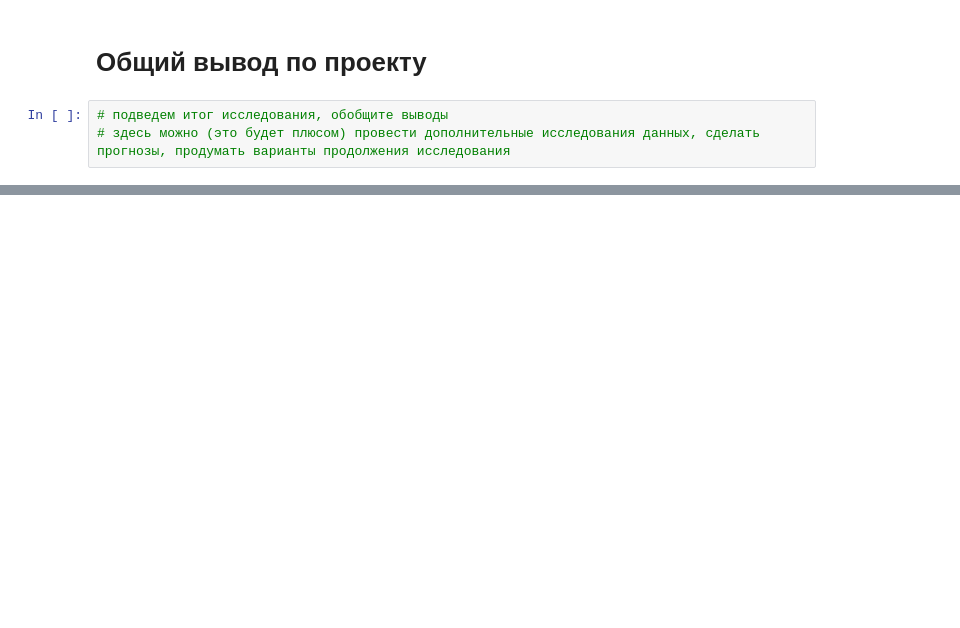
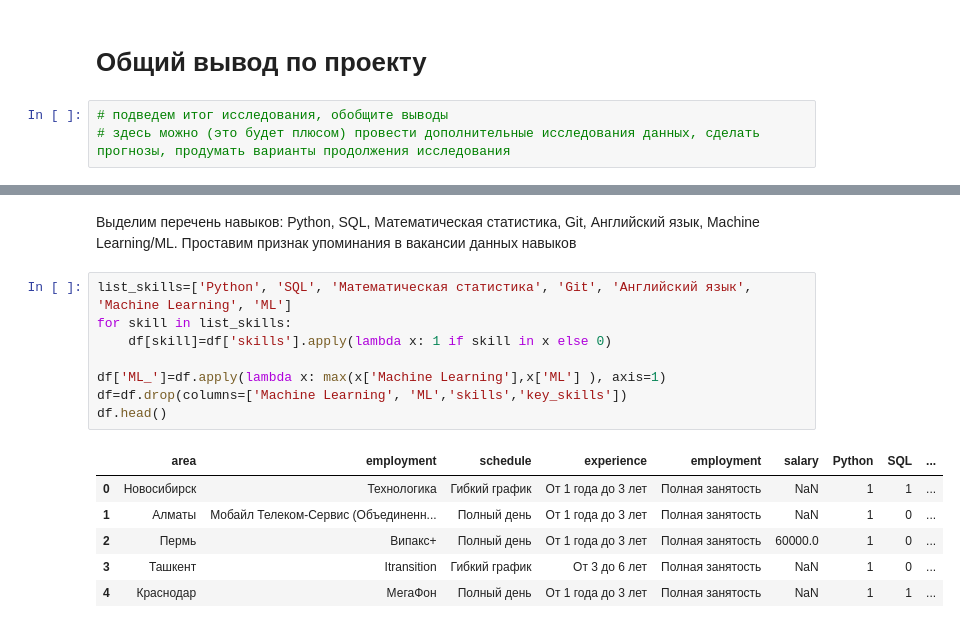
Before and after one commit to sanchopanso92/IDE, a Jupyter notebook: Project 2/Project_2_Ноутбук_шаблон.ipynb, the cells around one changed output, grey strips where cells are left out. Cells and saved outputs as stored; diff of their text form; blank space fills up the shorter version.

```diff
--- a/Project 2/Project_2_Ноутбук_шаблон.ipynb
+++ b/Project 2/Project_2_Ноутбук_шаблон.ipynb
@@ -421,0 +784,18 @@ pd.read_sql_query(query_5_7, connection)
+# %% [markdown]
+Выделим перечень навыков: Python, SQL, Математическая статистика, Git, Английский язык, Machine Learning/ML.
+Проставим признак упоминания в вакансии данных навыков
+# %%
+list_skills=['Python', 'SQL', 'Математическая статистика', 'Git', 'Английский язык', 'Machine Learning', 'ML']
+for skill in list_skills:
+    df[skill]=df['skills'].apply(lambda x: 1 if skill in x else 0)
+
+df['ML_']=df.apply(lambda x: max(x['Machine Learning'],x['ML'] ), axis=1)
+df=df.drop(columns=['Machine Learning', 'ML','skills','key_skills'])
+df.head()
+# %% [output]
+|  | area | employment | schedule | experience | employment | salary | Python | SQL | ... |
+| 0 | Новосибирск | Технологика | Гибкий график | От 1 года до 3 лет | Полная занятость | NaN | 1 | 1 | ... |
+| 1 | Алматы | Мобайл Телеком-Сервис (Объединенн... | Полный день | От 1 года до 3 лет | Полная занятость | NaN | 1 | 0 | ... |
+| 2 | Пермь | Випакс+ | Полный день | От 1 года до 3 лет | Полная занятость | 60000.0 | 1 | 0 | ... |
+| 3 | Ташкент | Itransition | Гибкий график | От 3 до 6 лет | Полная занятость | NaN | 1 | 0 | ... |
+| 4 | Краснодар | МегаФон | Полный день | От 1 года до 3 лет | Полная занятость | NaN | 1 | 1 | ... |
```
Also changed, not shown: parts of 51 cells of this notebook.
